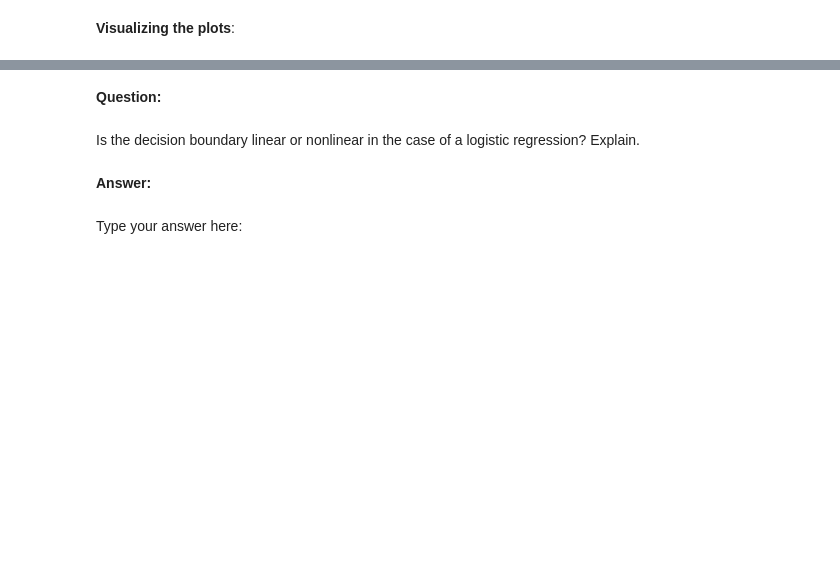
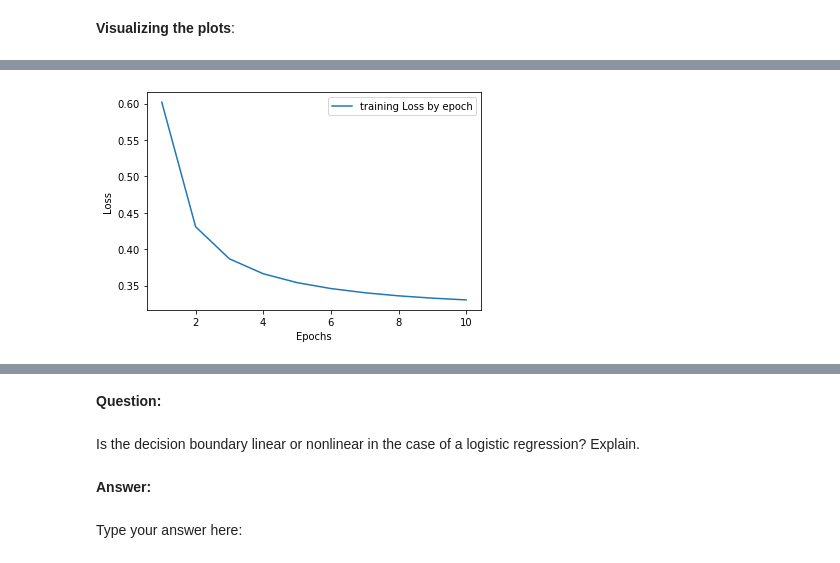
Before and after one commit to barifrah1/mlp, a Jupyter notebook: EX_1_TAU .ipynb, the cells around one changed output, grey strips where cells are left out. Saved outputs shown, nothing was run; the diff lists cells and outputs as text; code cells hidden in the pictures; blank space fills up the shorter version.

Commit message:
adding models to jupyter, dont forget to answer question about linearity

```diff
--- a/EX_1_TAU .ipynb
+++ b/EX_1_TAU .ipynb
@@ -79,10 +80,9 @@ How you will do it:
 5. Visualization.
 # %%
 ### START CODE HERE ###
-x_train = torch.from_numpy(x_train)
-y_train = torch.from_numpy(y_train)
-x_test = torch.from_numpy(x_test)
-y_test = torch.from_numpy(y_test)
-#x_train = x_train.double()
+x_train = torch.from_numpy(x_train).float()
+y_train = torch.from_numpy(y_train).long()
+x_test = torch.from_numpy(x_test).float()
+y_test = torch.from_numpy(y_test).long()
 # %% [markdown]
 **Define the Model:**
@@ -205,0 +211,8 @@ NameError: name 'logisticRegressionNet' is not defined
+# %%
+### START CODE HERE ###
+in_features = x_train.shape[1] # get num of features
+net = MlpLogisticClassifier(in_features)
+args = MlpArgs(2e-2, 10,"classification") # lr,nom of epoches, classification problem(calculate auc)
+trainXandYTuple = (x_train, y_train) # create train and test tuples
+testXandYTuple = (x_test, y_test)
+tr_loss, val_loss, test_loss, untrained_test_loss, auc_per_epoch, test_auc_per_epoch, test_fpr, test_tpr = training_loop(args,net,trainXandYTuple,testXandYTuple,testXandYTuple,nn.BCELoss) # train the model and get training and validation loses and roc_auc
@@ -220,0 +235,78 @@ Text(0.5, 0, 'epoch')
+# %%
+
+def plot_loss_graph(loss_list, train_or_val: str):
+    loss_values = loss_list
+    epochs = range(1, len(loss_values)+1)
+    plt.plot(epochs, loss_values, label=f'{train_or_val} Loss by epoch')
+    plt.xlabel('Epochs')
+    plt.ylabel('Loss')
+    plt.legend()
+    plt.show()
+
+
+def plot_auc_graph(auc, train_or_val: str):
+    epochs = range(1, len(auc)+1)
+    plt.plot(epochs, auc, label=f'{train_or_val} auc by epoch')
+    plt.xlabel('Epochs')
+    plt.ylabel('auc')
+    plt.legend()
+    plt.show()
+
+
+def plot_roc(fpr, tpr):
+    plt.figure()
+    lw = 2
+    plt.plot(fpr, tpr, color='darkorange',
+             lw=lw)
+    plt.plot([0, 1], [0, 1], color='navy', lw=lw, linestyle='--')
+    plt.xlim([0.0, 1.0])
+    plt.ylim([0.0, 1.05])
+    plt.xlabel('False Positive Rate')
+    plt.ylabel('True Positive Rate')
+    plt.title('Roc curve on test set')
+    plt.legend(loc="lower right")
+    plt.show()
+
+def plot_decision_boundary(bias, a1, a2, X, Y):
+    import numpy as np
+    import matplotlib.pyplot as plt
+    import sklearn.linear_model
+    # Retrieve the model parameters.
+    b = bias
+    w1, w2 = a1, a2
+    # Calculate the intercept and gradient of the decision boundary.
+    c = -b/w2
+    m = -w1/w2
+    # Plot the data and the classification with the decision boundary.
+    xmin, xmax = -2, 3
+    ymin, ymax = -2, 3
+    xd = np.array([xmin, xmax])
+    yd = m*xd + c
+    plt.plot(xd, yd, 'k', lw=1, ls='--')
+    plt.fill_between(xd, yd, ymin, color='tab:orange', alpha=0.2)
+    plt.fill_between(xd, yd, ymax, color='tab:blue', alpha=0.2)
+    plt.scatter(*X[Y == 0].T, s=8, alpha=0.5)
+    plt.scatter(*X[Y == 1].T, s=8, alpha=0.5)
+    plt.xlim(xmin, xmax)
+    plt.ylim(ymin, ymax)
+    plt.ylabel(r'$x_2$')
+    plt.xlabel(r'$x_1$')
+    plt.show()
+
+
+    #create graphs
+plot_loss_graph(tr_loss, "training") # training loss vs epoch
+plot_loss_graph(val_loss, "validation") # test loss vs epoch
+plot_auc_graph(auc_per_epoch, "training") # training auc vs epoch
+plot_auc_graph(test_auc_per_epoch, "validation") # test auc vs epoch
+plot_roc(test_fpr, test_tpr) #plot roc curve for test set
+#get model paramters
+par = []
+for names, params in net.named_parameters():
+    par.append(params)
+bias = par[1].item() #bias
+w1 = par[0][0][0].item()
+w2 = par[0][0][1].item()
+plot_decision_boundary(bias, w1, w2, x, y) # plot desicion boundary
+# %% [output]
+[figure, added]
```
Also changed, not shown: parts of 18 cells of this notebook, 1 other file.
